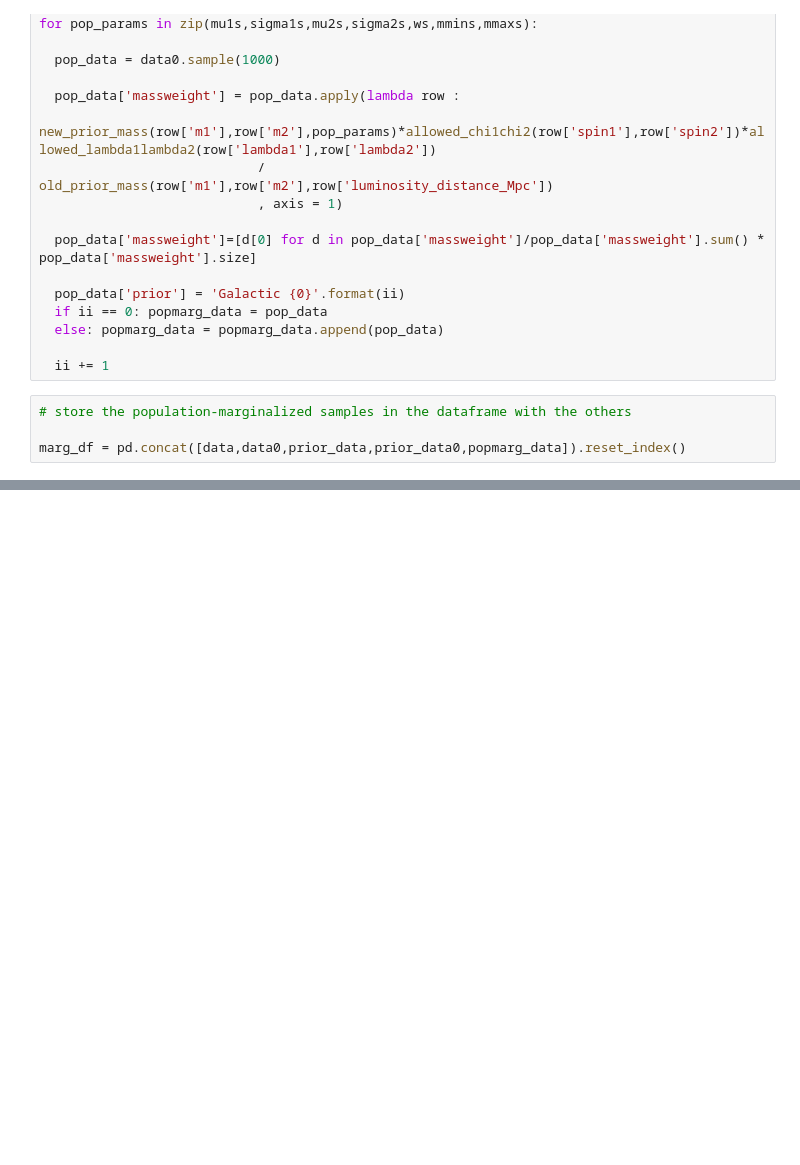
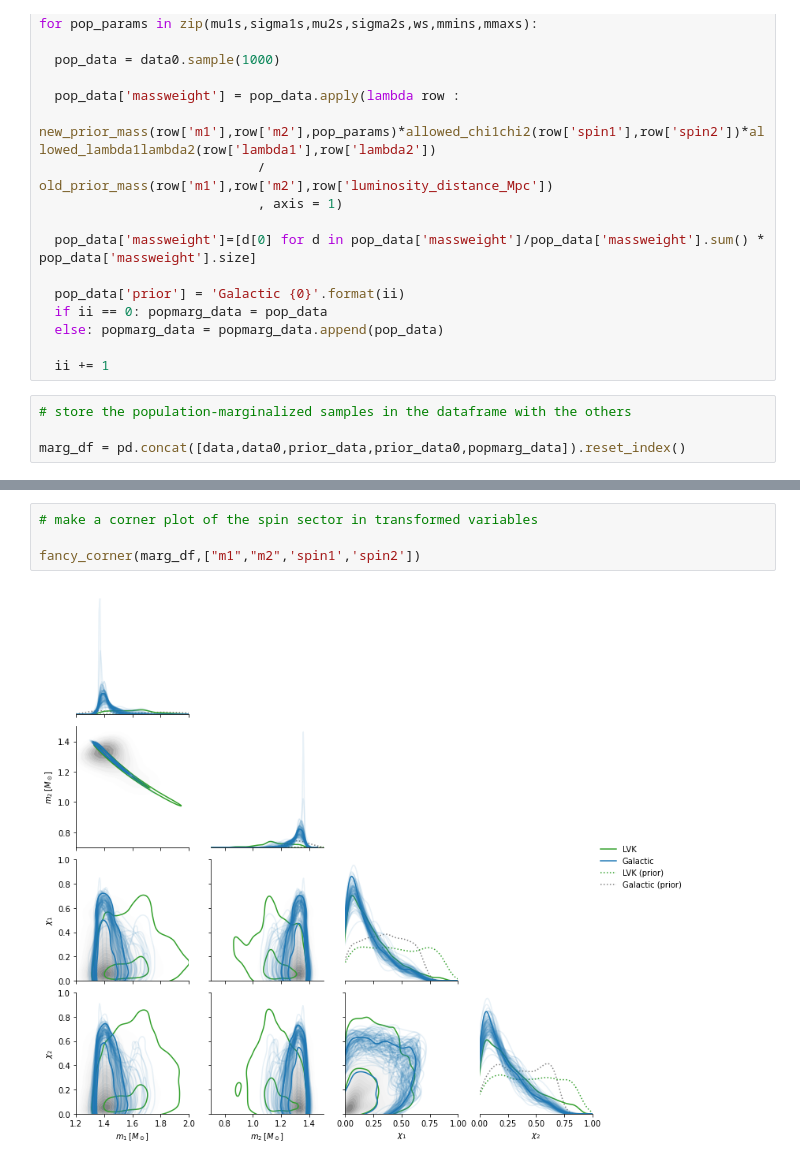
Before and after one commit to daniellmarc/reweighted-dns, a Jupyter notebook: GW170817_GalacticNS.ipynb, the cells around one changed output, grey strips where cells are left out. Cells and saved outputs as stored; diff of their text form; blank space fills up the shorter version.

```diff
--- a/GW170817_GalacticNS.ipynb
+++ b/GW170817_GalacticNS.ipynb
@@ -452,0 +362,6 @@ for i in range(len(vars)):
+# %%
+# make a corner plot of the spin sector in transformed variables
+
+fancy_corner(marg_df,["m1","m2",'spin1','spin2'])
+# %% [output]
+[figure, added]
```
Also changed, not shown: parts of 13 cells of this notebook.
